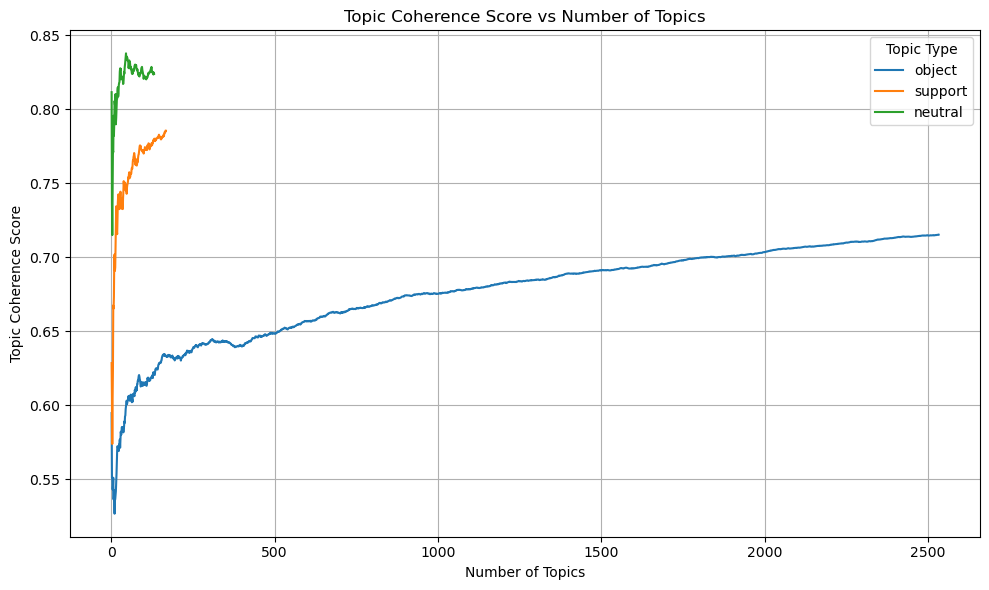
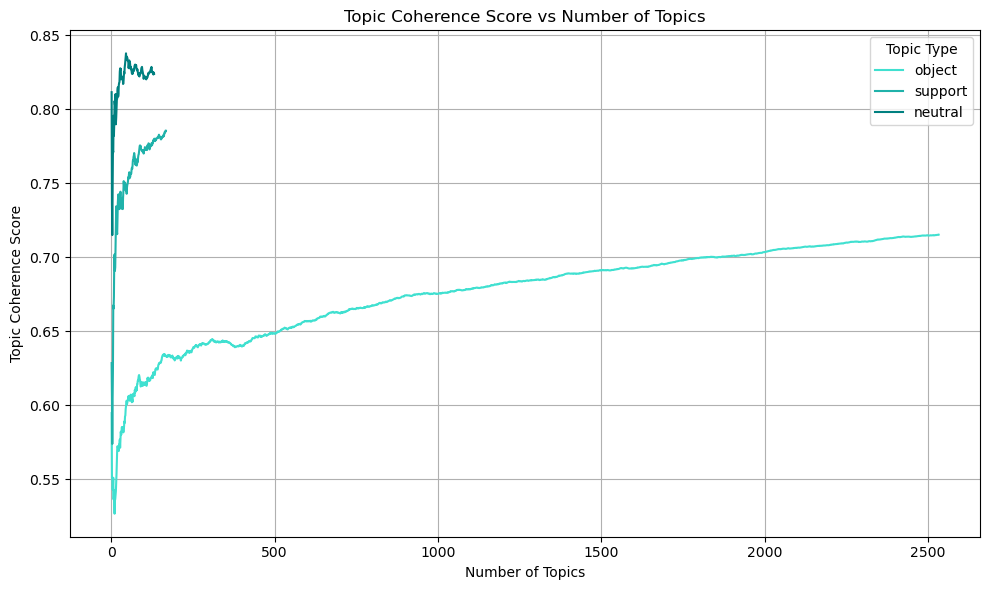
The notebook cell's code change between the first figure and the second:
--- before
+++ after
@@ -1,5 +1,5 @@
 # Plot the coherence scores
 plt.figure(figsize=(10, 6))
-sns.lineplot(data=df_all_coh, x='num_topics', y='coherence_score', hue='topic_type')
+sns.lineplot(data=df_all_coh, x='num_topics', y='coherence_score', hue='topic_type', palette=coherence_dict)
 plt.title('Topic Coherence Score vs Number of Topics')
 plt.xlabel('Number of Topics')

Commit: minor refactoring